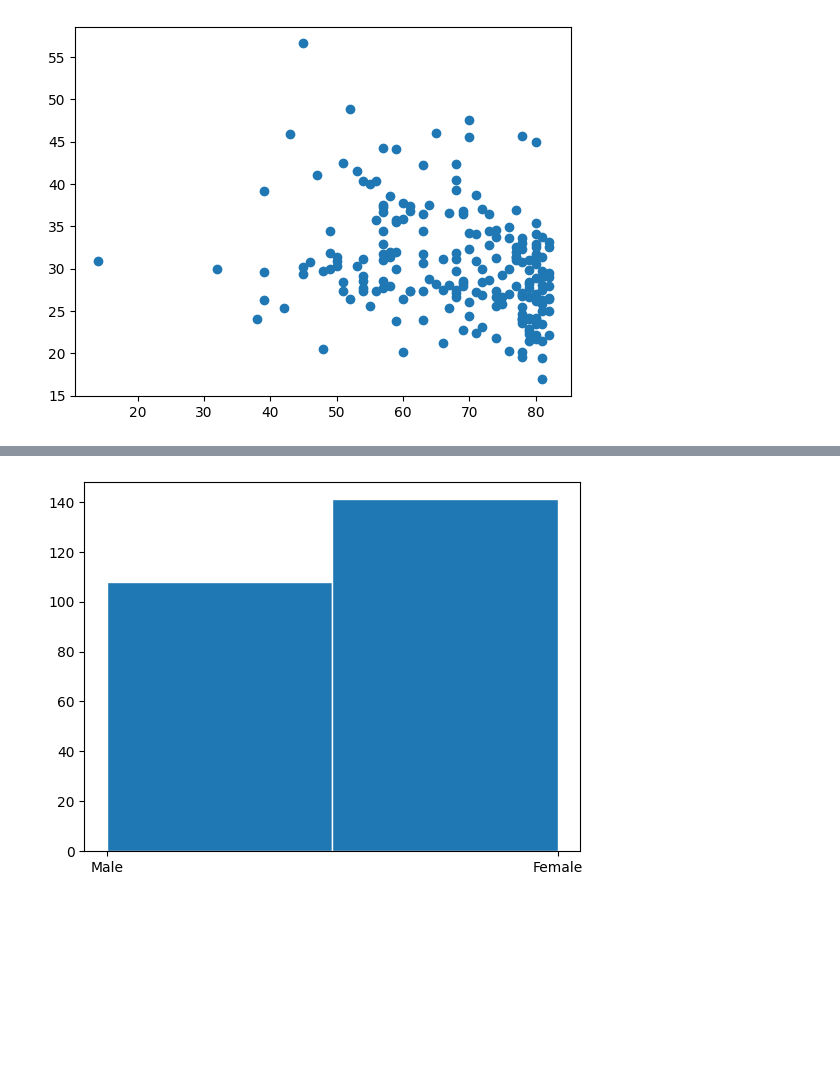
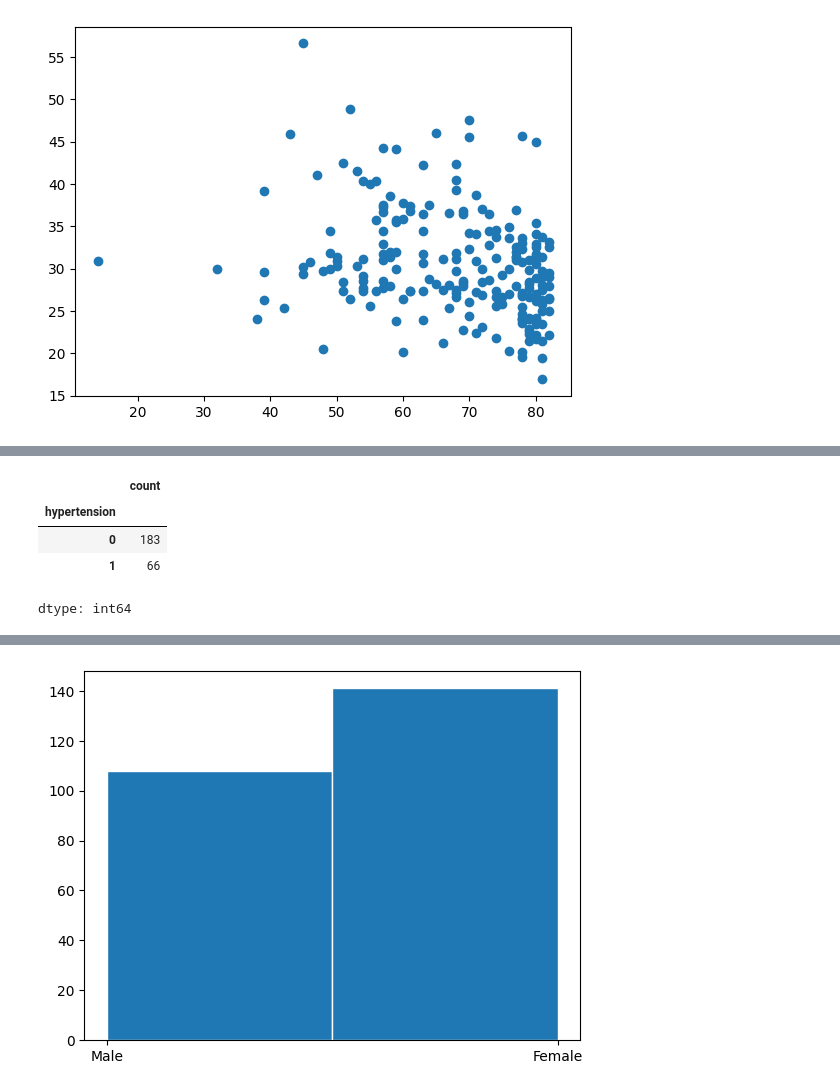
Before and after one commit to balen-arenas/msds-670-week-5-6-project, a Jupyter notebook: msds_670_data_visualization_week_5_6_project.ipynb, the cells around one changed output, grey strips where cells are left out. Cells and saved outputs as stored; diff of their text form; code cells hidden in the pictures; blank space fills up the shorter version.

```diff
--- a/msds_670_data_visualization_week_5_6_project.ipynb
+++ b/msds_670_data_visualization_week_5_6_project.ipynb
@@ -102,0 +113,8 @@ plt.show()
+# %%
+df2['hypertension'].value_counts()
+# %% [output]
+|  | count |
+| hypertension |  |
+| 0 | 183 |
+| 1 | 66 |
+dtype: int64
```
Also changed, not shown: parts of 3 cells of this notebook.
